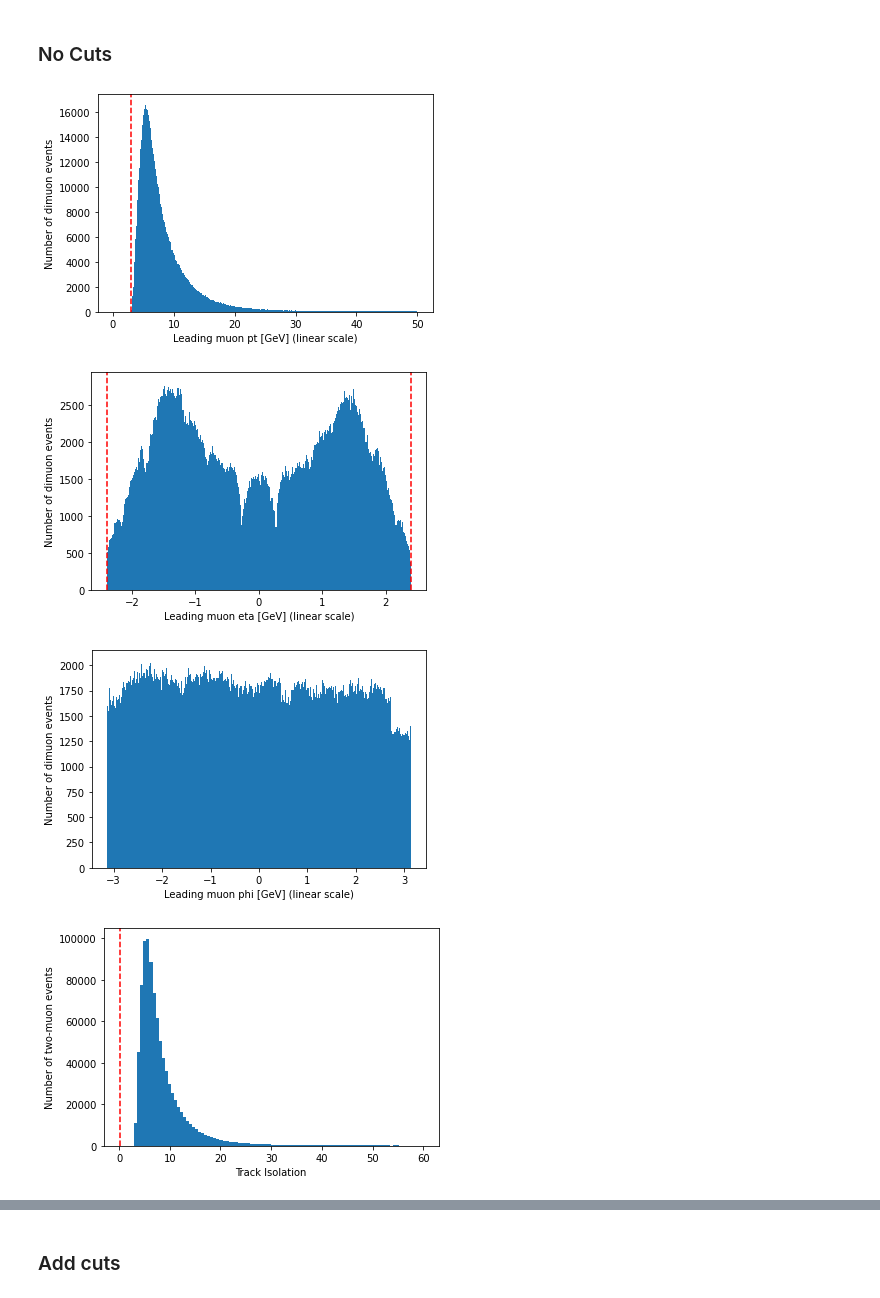
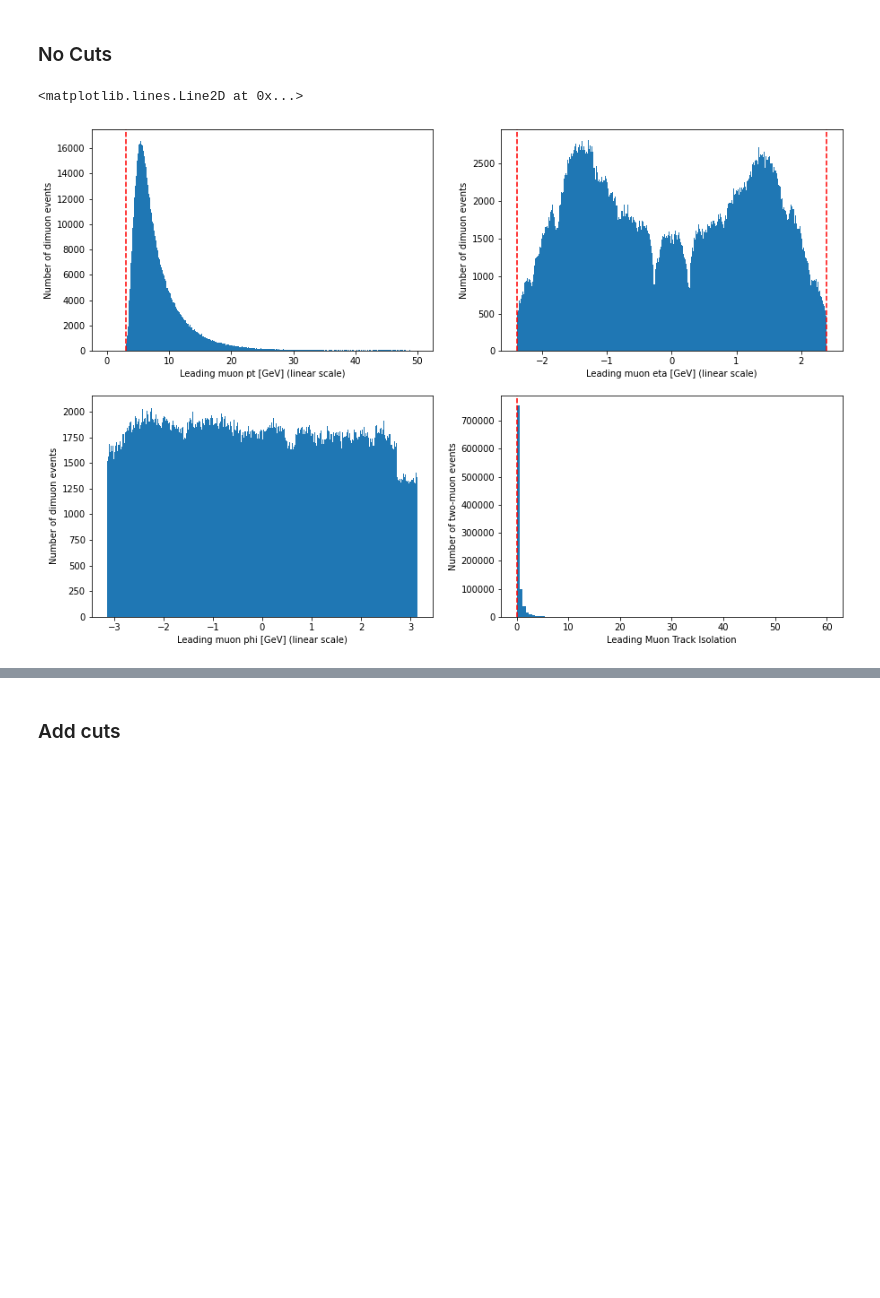
Before and after one commit to blianggilman/Dimuon-Resonances-Prompt-Analysis, a Jupyter notebook: makeMassPlots.ipynb, the cells around one changed output, grey strips where cells are left out. Saved outputs shown, nothing was run; the diff lists cells and outputs as text; code cells hidden in the pictures; blank space fills up the shorter version.

Commit message:
track iso variable fixed

```diff
--- a/makeMassPlots.ipynb
+++ b/makeMassPlots.ipynb
@@ -275,34 +278,30 @@ plt.show()
 ### No Cuts
 # %%
 #Muon 1
-plt.hist(mu1p.pt, bins=500, range=(0,50))
-plt.xlabel('Leading muon pt [GeV] (linear scale)')
-plt.ylabel('Number of dimuon events')
-plt.axvline(x = 3, linestyle = '--', color = 'r', label = 'Cut at %f' %3)
-plt.show()
+fig, axes = plt.subplots(nrows=2, ncols=2, figsize=(15, 10))
 
-plt.hist(mu1p.eta, bins=500)
-plt.xlabel('Leading muon eta [GeV] (linear scale)')
-plt.ylabel('Number of dimuon events')
-plt.axvline(x = 2.4, linestyle = '--', color = 'r', label = 'Cut at %f' %2.4)
-plt.axvline(x = -2.4, linestyle = '--', color = 'r', label = 'Cut at %f' %-2.4)
-plt.show()
+axes[0,0].hist(mu1p.pt, bins=500, range=(0,50))
+axes[0,0].set_xlabel('Leading muon pt [GeV] (linear scale)')
+axes[0,0].set_ylabel('Number of dimuon events')
+axes[0,0].axvline(x = 3, linestyle = '--', color = 'r', label = 'Cut at %f' %3)
 
-plt.hist(mu1p.phi, bins=500)
-plt.xlabel('Leading muon phi [GeV] (linear scale)')
-plt.ylabel('Number of dimuon events')
-plt.show()
+axes[0,1].hist(mu1p.eta, bins=500)
+axes[0,1].set_xlabel('Leading muon eta [GeV] (linear scale)')
+axes[0,1].set_ylabel('Number of dimuon events')
+axes[0,1].axvline(x = 2.4, linestyle = '--', color = 'r', label = 'Cut at %f' %2.4)
+axes[0,1].axvline(x = -2.4, linestyle = '--', color = 'r', label = 'Cut at %f' %-2.4)
+
+axes[1,0].hist(mu1p.phi, bins=500)
+axes[1,0].set_xlabel('Leading muon phi [GeV] (linear scale)')
+axes[1,0].set_ylabel('Number of dimuon events')
 
 
-plt.hist(branches['muon1_trkiso'], bins=100, range=(0,60))
-plt.xlabel('Track Isolation')
-plt.ylabel('Number of two-muon events')
-plt.axvline(x = 0.15, linestyle = '--', color = 'r', label = 'Cut at %f' %0.15)
-plt.show()
+axes[1,1].hist(branches['muon1_trkiso'], bins=100, range=(0,60))
+axes[1,1].set_xlabel('Leading Muon Track Isolation')
+axes[1,1].set_ylabel('Number of two-muon events')
+axes[1,1].axvline(x = 0.15, linestyle = '--', color = 'r', label = 'Cut at %f' %0.15)
 # %% [output]
+<matplotlib.lines.Line2D at 0x...>
-[figure, old version]
+[figure, new version]
-[figure, removed]
-[figure, removed]
-[figure, removed]
 # %%
 #Muon 2
```
Also changed, not shown: parts of 11 cells of this notebook.
